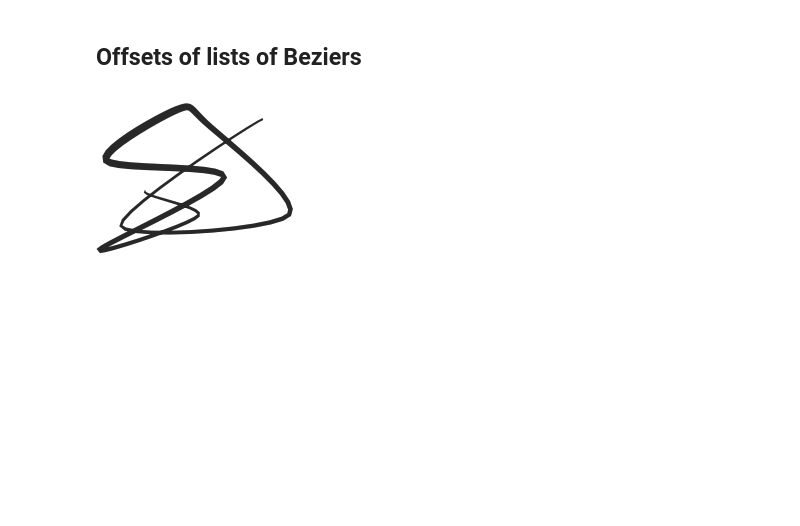
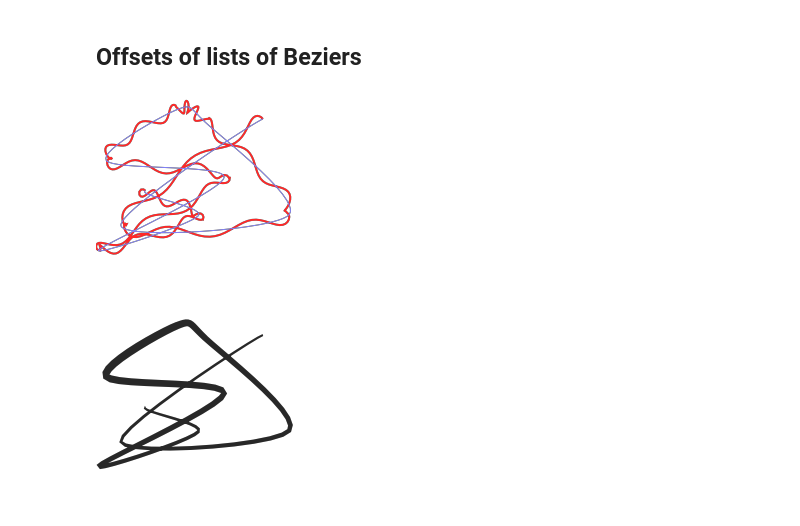
Before and after one commit to aparrish/bezmerizing, a Jupyter notebook: demo.ipynb, the cells around one changed output. Drawn from its saved outputs; the diff is of its cells as text; code cells hidden in the pictures; blank space fills up the shorter version.

Commit message:
path object, should be fun

```diff
--- a/demo.ipynb
+++ b/demo.ipynb
@@ -165,6 +168,23 @@ show(page)
 [figure]
 # %% [markdown]
 ## Offsets of lists of Beziers
+# %%
+polyline = bezmerizing.beziers_tangent_offsets(
+    curves,
+    distances=np.sin(np.linspace(0, np.pi*50, 500))*6,
+    samples_per=48
+)
+curve_cmds = bezmerizing.beziers_flat_commands(curves)
+# %%
+d = document(200, 200, 'pt')
+page = d.addpage()
+polyline_fig = shape().stroke(rgba(255, 40, 40, 255)).width(2)
+curve_fig = shape().stroke(rgba(128, 128, 255, 255))
+page.place(polyline_fig.polyline(flatten(polyline)))
+page.place(curve_fig.path(curve_cmds))
+show(page)
+# %% [output]
+[figure, added]
 # %%
 poly = bezmerizing.beziers_tangent_offset_polygon(
     curves,
```
Also changed, not shown: parts of 9 cells of this notebook, 5 other files.
